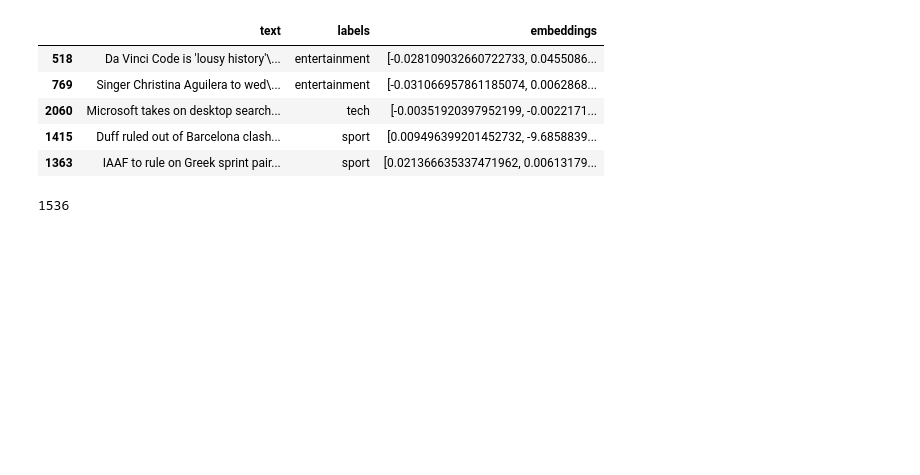
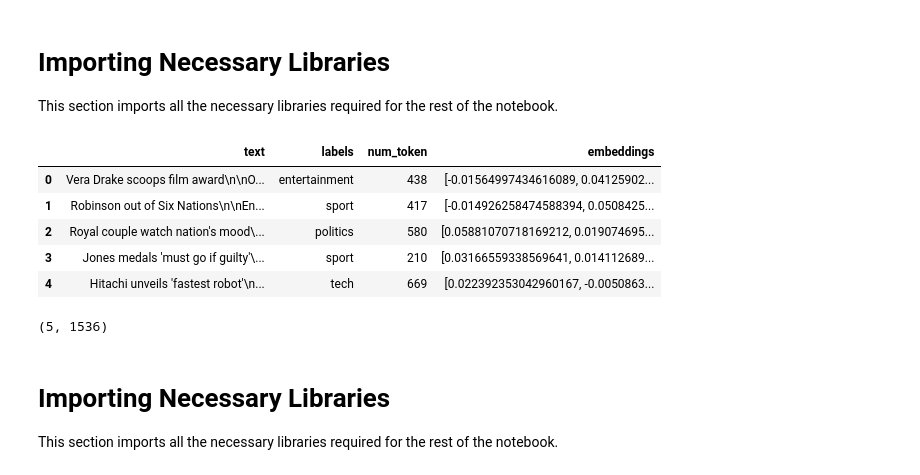
Before and after one commit to Tuchsanai/AIMaster-seagate-training-2024, a Jupyter notebook: Day3/03_RAG_Image_text/EmbeddingsandRAG.ipynb, the cells around one changed output. Saved outputs shown, nothing was run; the diff lists cells and outputs as text; code cells hidden in the pictures; blank space fills up the shorter version.

```diff
--- a/Day3/03_RAG_Image_text/EmbeddingsandRAG.ipynb
+++ b/Day3/03_RAG_Image_text/EmbeddingsandRAG.ipynb
@@ -174,0 +23,4 @@ def get_embedding(text):
+# %%
+
+import openai
+openai.api_key = "code"
@@ -174,0 +56,16 @@ def get_embedding(text):
+# %%
+def update_total(text):
+    ints = encoding.encode(text)
+    num_token = len(ints)
+    return num_token
+
+
+
+df = pd.read_csv('/content/bbc_text_cls.csv')
+df['num_token']= df['text'].apply(update_total)
+
+print("there are token = ", df['num_token'].sum())
+
+df['labels'].hist()
+
+df
@@ -174,0 +112,4 @@ def get_embedding(text):
+# %%
+df_small = df.sample(5).reset_index(drop=True)
+print("there are token = ", df_small['num_token'].sum())
+df_small['labels'].hist()
@@ -175,11 +120,22 @@ def get_embedding(text):
+# %% [markdown]
+# Importing Necessary Libraries
+This section imports all the necessary libraries required for the rest of the notebook.
+# %%
+def get_embedding(text):
+    text = text.replace("\n", "")
+    emb = openai.embeddings.create(
+        input=[text],
+        model='text-embedding-3-small',
+    )
+    return emb.data[0].embedding
 # %%
 df_small['embeddings'] = df_small['text'].apply(get_embedding)
 # %%
-df_small.head()
+df_small
 # %% [output]
-|  | text | labels | embeddings |
-| 518 | Da Vinci Code is 'lousy history'\... | entertainment | [-0.028109032660722733, 0.0455086... |
-| 769 | Singer Christina Aguilera to wed\... | entertainment | [-0.031066957861185074, 0.0062868... |
-| 2060 | Microsoft takes on desktop search... | tech | [-0.00351920397952199, -0.0022171... |
-| 1415 | Duff ruled out of Barcelona clash... | sport | [0.009496399201452732, -9.6858839... |
-| 1363 | IAAF to rule on Greek sprint pair... | sport | [0.021366635337471962, 0.00613179... |
+|  | text | labels | num_token | embeddings |
+| 0 | Vera Drake scoops film award\n\nO... | entertainment | 438 | [-0.01564997434616089, 0.04125902... |
+| 1 | Robinson out of Six Nations\n\nEn... | sport | 417 | [-0.014926258474588394, 0.0508425... |
+| 2 | Royal couple watch nation's mood\... | politics | 580 | [0.05881070718169212, 0.019074695... |
+| 3 | Jones medals 'must go if guilty'\... | sport | 210 | [0.03166559338569641, 0.014112689... |
+| 4 | Hitachi unveils 'fastest robot'\n... | tech | 669 | [0.022392353042960167, -0.0050863... |
@@ -186,7 +144,9 @@ df_small.head()
+# %%
+embedding_vector.shape
+# %% [output]
+(5, 1536)
+# %% [markdown]
+# Importing Necessary Libraries
+This section imports all the necessary libraries required for the rest of the notebook.
 # %%
 import faiss
-# %%
-dims = len(embs.data[0].embedding)
-dims
-# %% [output]
-1536
```
Also changed, not shown: parts of 84 cells of this notebook, 1 other file.
